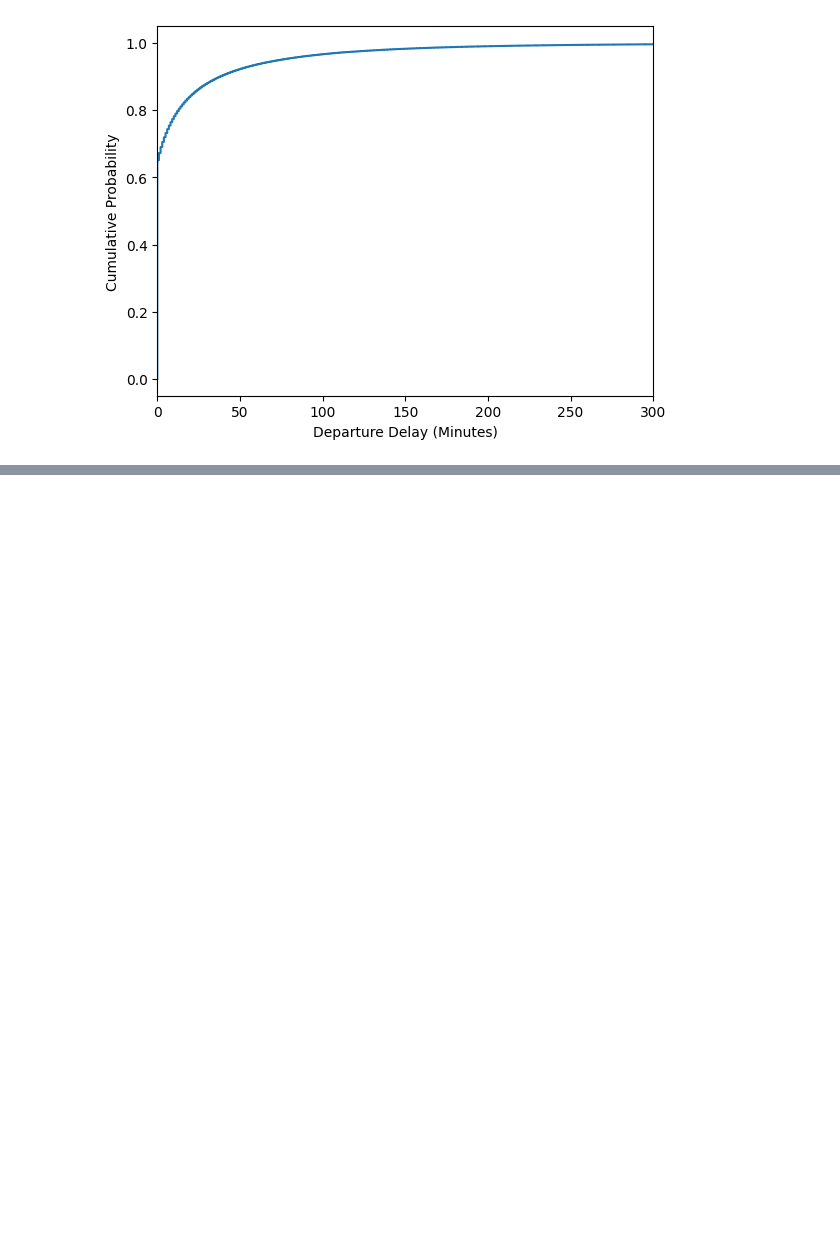
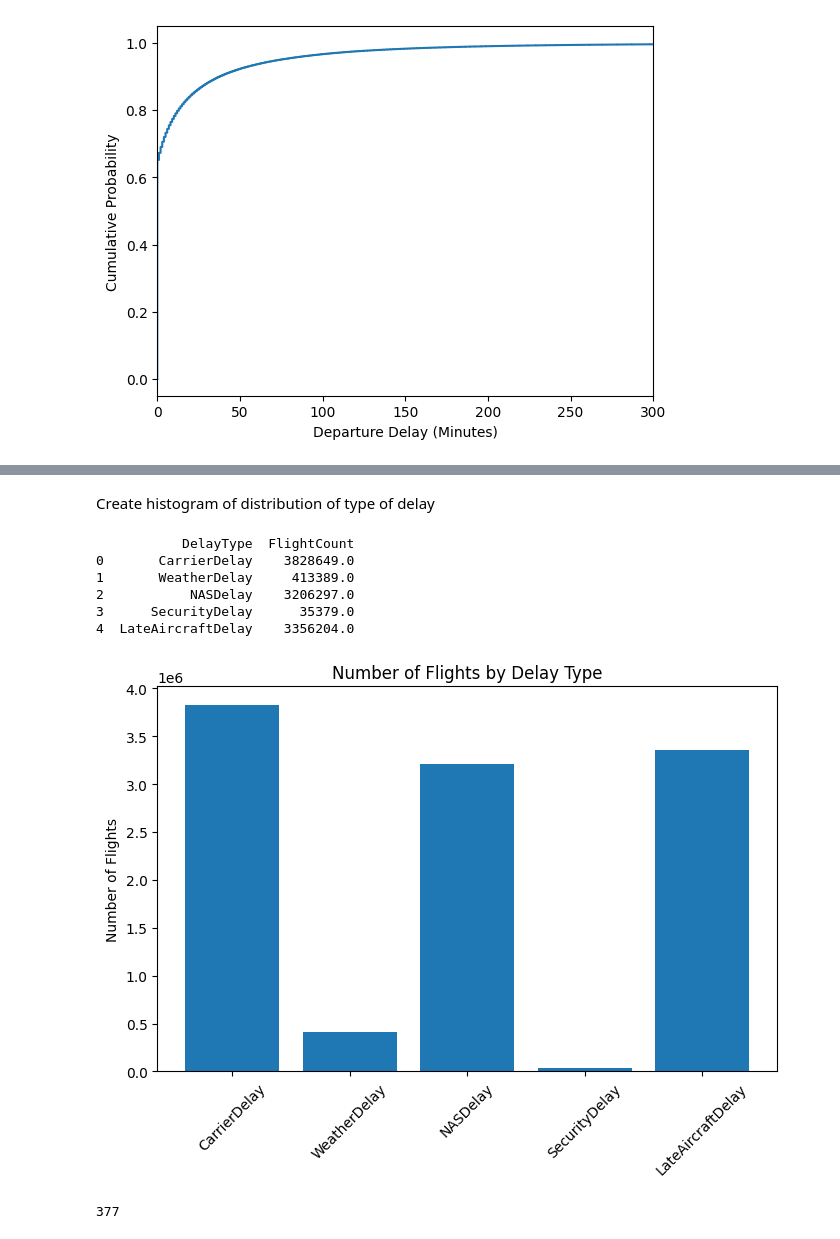
Before and after one commit to HudsonPifer1217/CSC369, a Jupyter notebook: FinalProject/EDA.ipynb, the cells around one changed output, grey strips where cells are left out. Drawn from its saved outputs; the diff is of its cells as text; code cells hidden in the pictures; blank space fills up the shorter version.

```diff
--- a/FinalProject/EDA.ipynb
+++ b/FinalProject/EDA.ipynb
@@ -229,0 +235,45 @@ plt.show()
+# %% [markdown]
+Create histogram of distribution of type of delay
+# %%
+delay_counts = con.execute(f"""
+    SELECT
+        SUM(CASE WHEN CarrierDelay > 0 THEN 1 ELSE 0 END)      AS CarrierDelay,
+        SUM(CASE WHEN WeatherDelay > 0 THEN 1 ELSE 0 END)      AS WeatherDelay,
+        SUM(CASE WHEN NASDelay > 0 THEN 1 ELSE 0 END)          AS NASDelay,
+        SUM(CASE WHEN SecurityDelay > 0 THEN 1 ELSE 0 END)     AS SecurityDelay,
+        SUM(CASE WHEN LateAircraftDelay > 0 THEN 1 ELSE 0 END) AS LateAircraftDelay,
+    FROM read_parquet('{PATH}')
+    WHERE DepDelay > 15 OR ArrDelay > 15
+""").fetchdf()
+# %%
+delay_counts = delay_counts.melt(var_name="DelayType", value_name="FlightCount")
+# %%
+print(delay_counts)
+# %% [output]
+           DelayType  FlightCount
+0       CarrierDelay    3828649.0
+1       WeatherDelay     413389.0
+2           NASDelay    3206297.0
+3      SecurityDelay      35379.0
+4  LateAircraftDelay    3356204.0
+# %%
+plt.figure(figsize=(8,5))
+plt.bar(delay_counts["DelayType"], delay_counts["FlightCount"])
+plt.xticks(rotation=45)
+plt.ylabel("Number of Flights")
+plt.title("Number of Flights by Delay Type")
+plt.show()
+# %% [output]
+[figure, added]
+# %%
+unique_airports_count = con.execute(f"""
+    SELECT COUNT(DISTINCT airport) AS num_airports
+
+    FROM (SELECT Origin AS airport FROM read_parquet('{PATH}')
+    UNION
+    SELECT Dest AS airport FROM read_parquet('{PATH}'))
+    """).fetchone()[0]
+
+print(unique_airports_count)
+# %% [output]
+377
```
Also changed, not shown: parts of 36 cells of this notebook, 3 other files.
